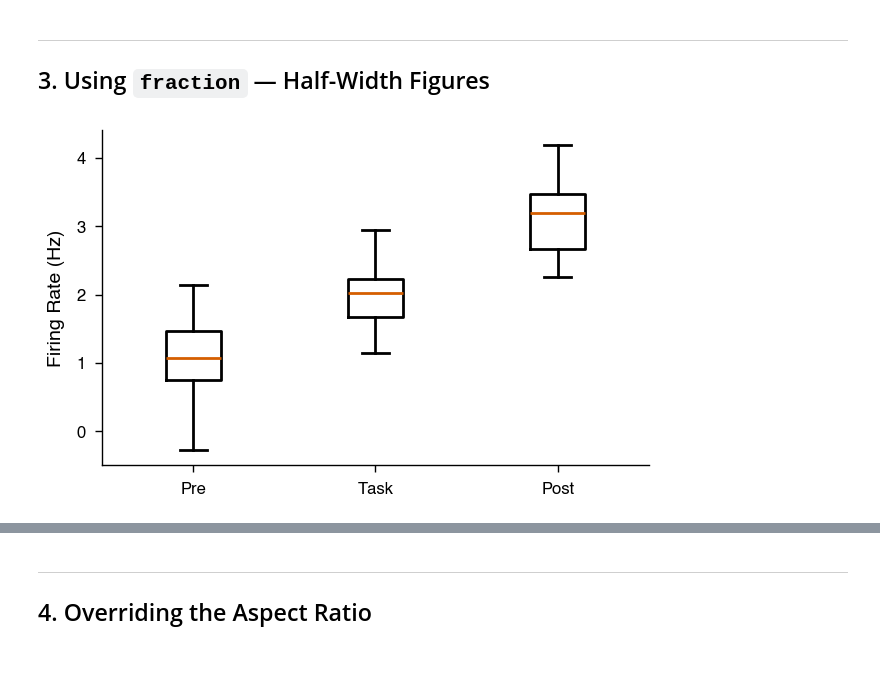
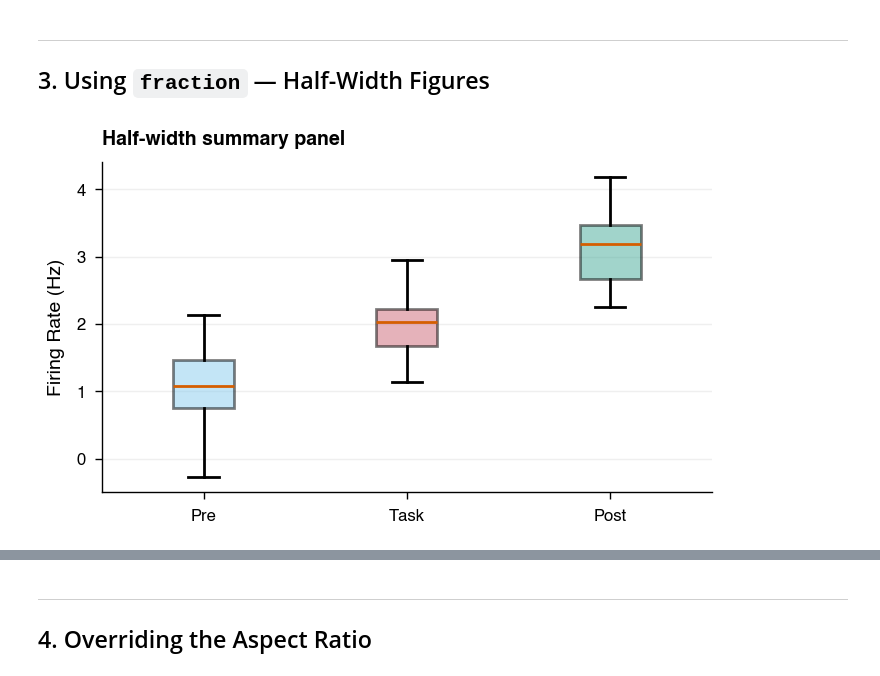
Before and after one commit to ryanharvey1/neuro_py, a Jupyter notebook: tutorials/plotting_tutorial.ipynb, the cells around one changed output, grey strips where cells are left out. Cells and saved outputs as stored; diff of their text form; code cells hidden in the pictures.

```diff
--- a/tutorials/plotting_tutorial.ipynb
+++ b/tutorials/plotting_tutorial.ipynb
@@ -104,16 +121,24 @@ The `subplots=(1, 2)` argument to `set_size` adjusts the figure height so that e
 # %%
 set_plotting_defaults("nature")
 
 # Half of a double column — useful for inset-style figures
 fig, ax = plt.subplots(figsize=set_size("nature_double", fraction=0.5), dpi=200)
 
 np.random.seed(0)
 data = [np.random.normal(loc, 0.5, 50) for loc in [1, 2, 3]]
-ax.boxplot(data, labels=["Pre", "Task", "Post"])
+bp = ax.boxplot(data, tick_labels=["Pre", "Task", "Post"], patch_artist=True)
+
+for patch, face in zip(bp["boxes"], ["#88CCEE", "#CC6677", "#44AA99"]):
+    patch.set_facecolor(face)
+    patch.set_alpha(0.5)
+
 ax.set_ylabel("Firing Rate (Hz)")
+ax.set_title("Half-width summary panel", loc="left", fontweight="bold")
+ax.grid(axis="y", alpha=0.2, lw=0.5)
 
+fig.tight_layout()
 if SAVE_FIG:
-    fig.savefig("nature_half.svg")
+    fig.savefig("nature_half.svg", bbox_inches="tight")
 plt.show()
 # %% [output]
-[figure, old version]
+[figure, new version]
```
Also changed, not shown: parts of 13 cells of this notebook.
